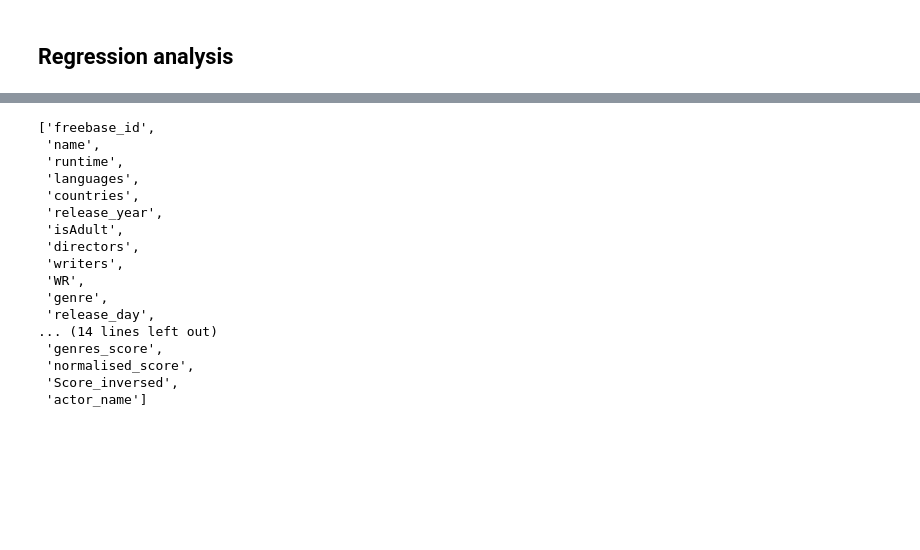
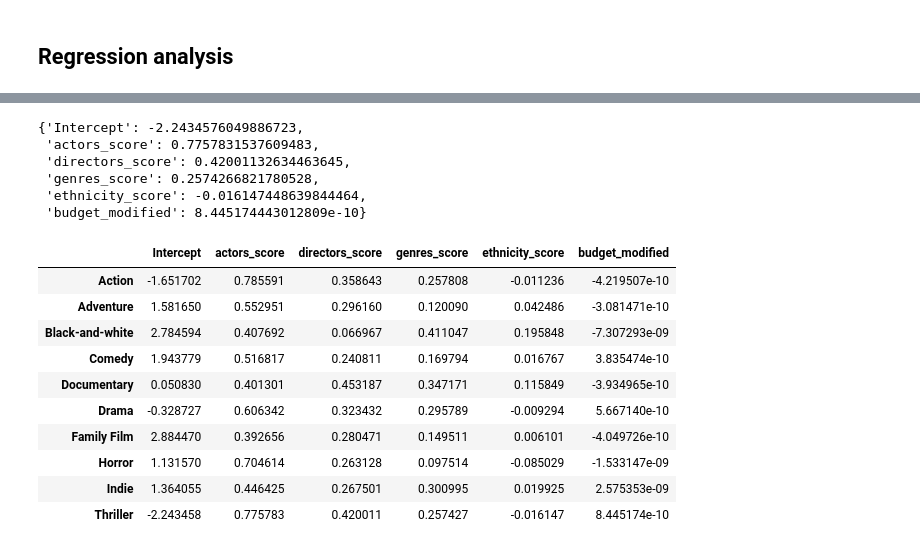
Before and after one commit to epfl-ada/ada-2022-project-theadaholics, a Jupyter notebook: main.ipynb, the cells around one changed output, grey strips where cells are left out. Saved outputs shown, nothing was run; the diff lists cells and outputs as text; code cells hidden in the pictures; blank space fills up the shorter version.

```diff
--- a/main.ipynb
+++ b/main.ipynb
@@ -3033,25 +3023,38 @@ df_all_expanded.head()
-# %%
-list(df_all_expanded.columns)
-# %% [output]
-['freebase_id',
- 'name',
- 'runtime',
- 'languages',
- 'countries',
- 'release_year',
- 'isAdult',
- 'directors',
- 'writers',
- 'WR',
- 'genre',
- 'release_day',
-... (14 lines left out)
- 'genres_score',
- 'normalised_score',
- 'Score_inversed',
- 'actor_name']
+# %%
+df_all_genre = df_all.explode('genre').reset_index()
+# %%
+df_all_genre = df_all_genre[df_all_genre['genre'].isin([
+    'Drama', 'Comedy', 'Romance-Film', 'Action', 'Black-and-white', 'Thriller', 'Short-Film', 'World-cinema',
+    'Crime-Fiction', 'Indie', 'Documentary', 'Horror', 'Silent-film', 'Adventure', 'Family Film'
+])]
+# %%
+res.params.to_dict()
+# %% [output]
+{'Intercept': -2.2434576049886723,
+ 'actors_score': 0.7757831537609483,
+ 'directors_score': 0.42001132634463645,
+ 'genres_score': 0.2574266821780528,
+ 'ethnicity_score': -0.016147448639844464,
+ 'budget_modified': 8.445174443012809e-10}
 # %%
-mod = smf.ols(formula='Score ~ runtime + release_year + release_month + actors_score + directors_score + genres_score', data=df_all)
-np.random.seed(2)
-res = mod.fit()
-res.summary()
+result = {}
+for genre, group in df_all_genre.groupby('genre'):
+    mod = smf.ols(formula='Score ~ actors_score + directors_score + genres_score + ethnicity_score + budget_modified', data=group)
+    np.random.seed(2)
+    res = mod.fit()
+    result[genre] = res.params.to_dict()
+result = pd.DataFrame(result).T
+# %%
+result
+# %% [output]
+|  | Intercept | actors_score | directors_score | genres_score | ethnicity_score | budget_modified |
+| Action | -1.651702 | 0.785591 | 0.358643 | 0.257808 | -0.011236 | -4.219507e-10 |
+| Adventure | 1.581650 | 0.552951 | 0.296160 | 0.120090 | 0.042486 | -3.081471e-10 |
+| Black-and-white | 2.784594 | 0.407692 | 0.066967 | 0.411047 | 0.195848 | -7.307293e-09 |
+| Comedy | 1.943779 | 0.516817 | 0.240811 | 0.169794 | 0.016767 | 3.835474e-10 |
+| Documentary | 0.050830 | 0.401301 | 0.453187 | 0.347171 | 0.115849 | -3.934965e-10 |
+| Drama | -0.328727 | 0.606342 | 0.323432 | 0.295789 | -0.009294 | 5.667140e-10 |
+| Family Film | 2.884470 | 0.392656 | 0.280471 | 0.149511 | 0.006101 | -4.049726e-10 |
+| Horror | 1.131570 | 0.704614 | 0.263128 | 0.097514 | -0.085029 | -1.533147e-09 |
+| Indie | 1.364055 | 0.446425 | 0.267501 | 0.300995 | 0.019925 | 2.575353e-09 |
+| Thriller | -2.243458 | 0.775783 | 0.420011 | 0.257427 | -0.016147 | 8.445174e-10 |
```
Also changed, not shown: parts of 3 cells of this notebook, 2 other files.
